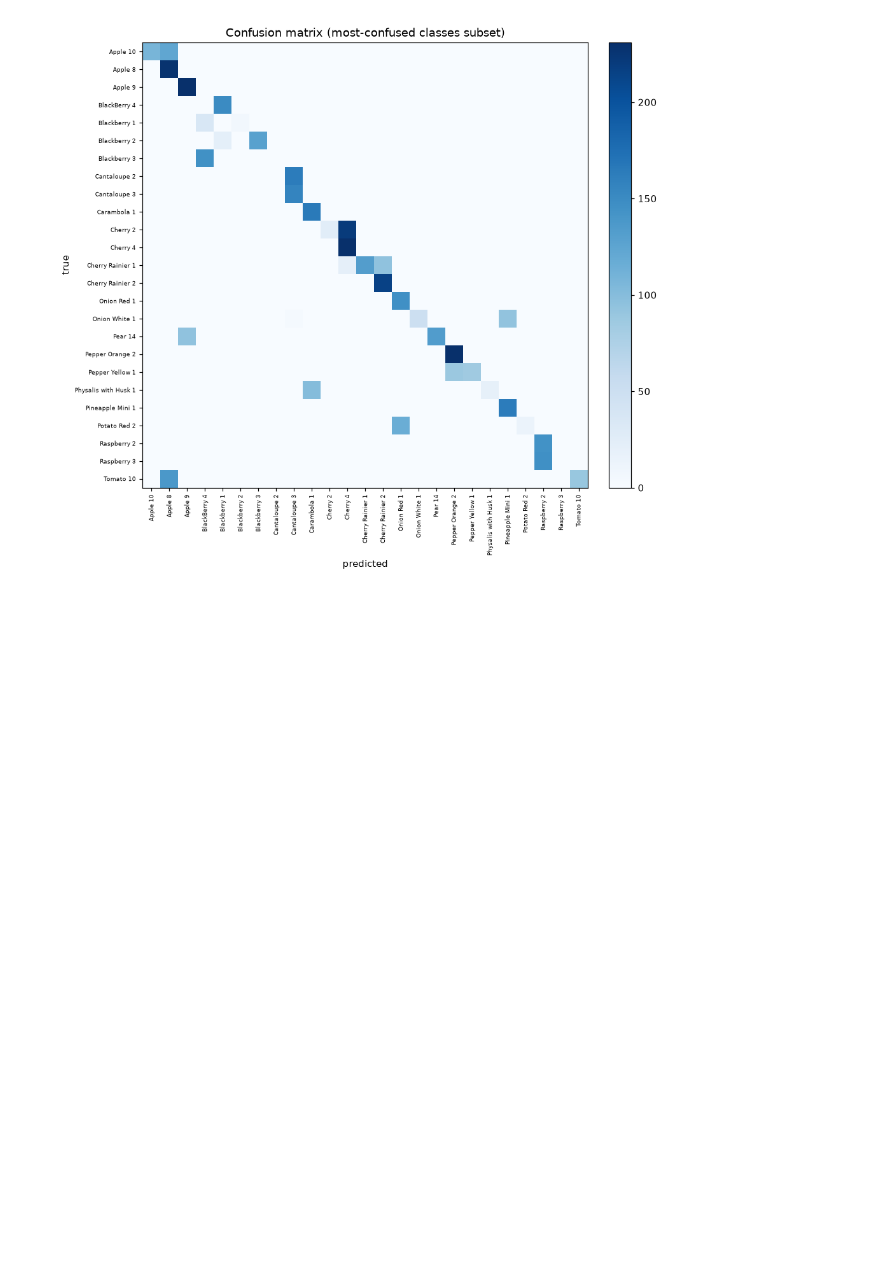
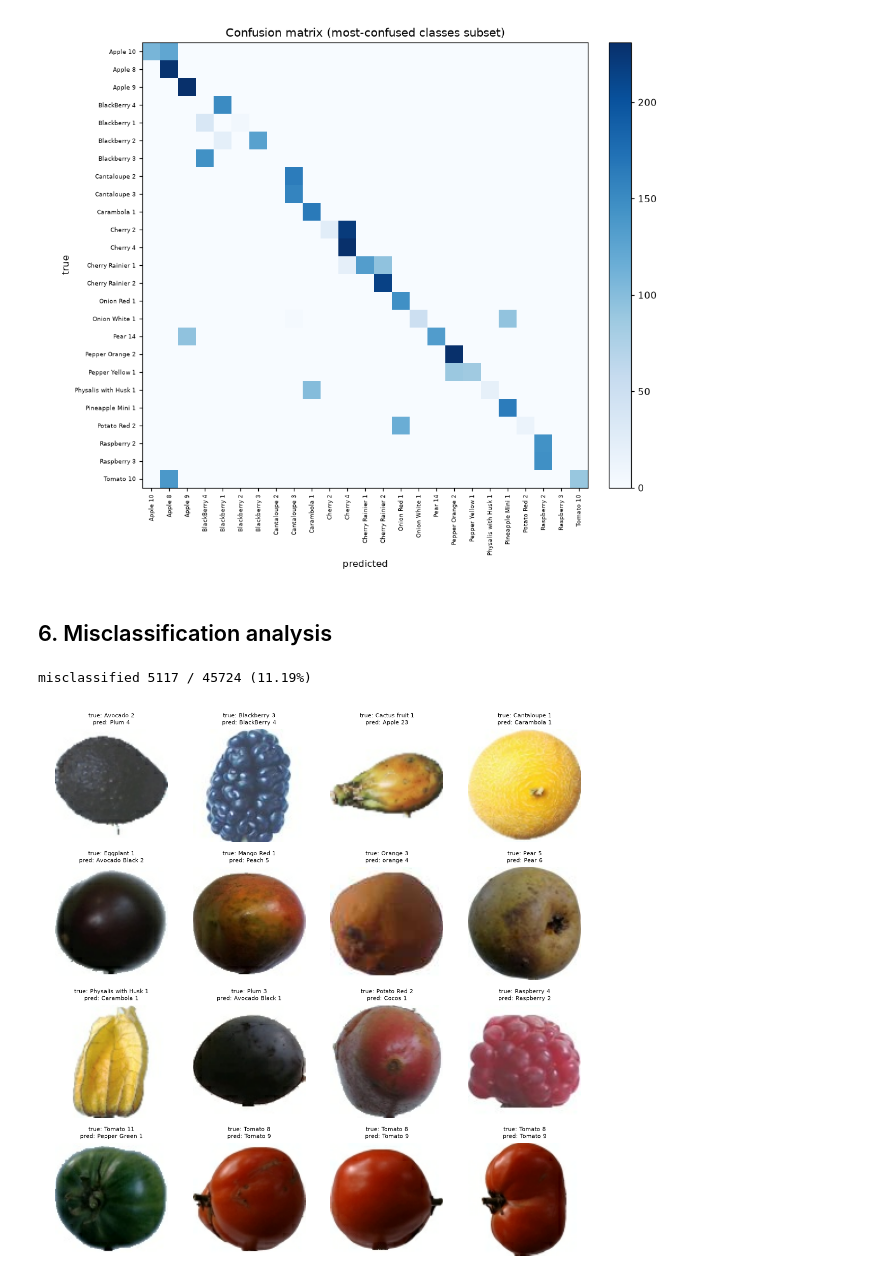
Before and after one commit to arjunsk9876/fruit-match, a Jupyter notebook: notebooks/fruit_classifier.ipynb, the cells around one changed output. Drawn from its saved outputs; the diff is of its cells as text; code cells hidden in the pictures; blank space fills up the shorter version.

Commit message:
misclassification analysis

```diff
--- a/notebooks/fruit_classifier.ipynb
+++ b/notebooks/fruit_classifier.ipynb
@@ -296,3 +296,29 @@ plt.colorbar(im, fraction=0.046, pad=0.04); plt.tight_layout(); plt.show()
 'Onion White 1' -> predicted 'Pineapple Mini 1': 93 times
 'Pepper Yellow 1' -> predicted 'Pepper Orange 2': 88 times
 [figure]
+# %% [markdown]
+## 6. Misclassification analysis
+# %%
+mis_idx = np.where(y_true != y_pred)[0]
+print(f"misclassified {len(mis_idx)} / {len(y_true)} "
+      f"({100*len(mis_idx)/len(y_true):.2f}%)")
+
+gallery_n = min(16, len(mis_idx))
+chosen = set(np.random.RandomState(SEED).choice(mis_idx, gallery_n, replace=False).tolist())
+images_by_idx = {}
+gi = 0
+for xb, yb in test_ds:
+    for img in xb.numpy():
+        if gi in chosen:
+            images_by_idx[gi] = img
+        gi += 1
+
+fig, axes = plt.subplots(4, 4, figsize=(10, 10))
+for ax, idx in zip(axes.ravel(), sorted(chosen)):
+    ax.imshow(images_by_idx[idx])
+    ax.set_title(f"true: {class_names[y_true[idx]]}\npred: {class_names[y_pred[idx]]}", fontsize=7)
+    ax.axis("off")
+plt.tight_layout(); plt.show()
+# %% [output]
+misclassified 5117 / 45724 (11.19%)
+[figure, added]
```
Also changed, not shown: parts of 1 cell of this notebook.
